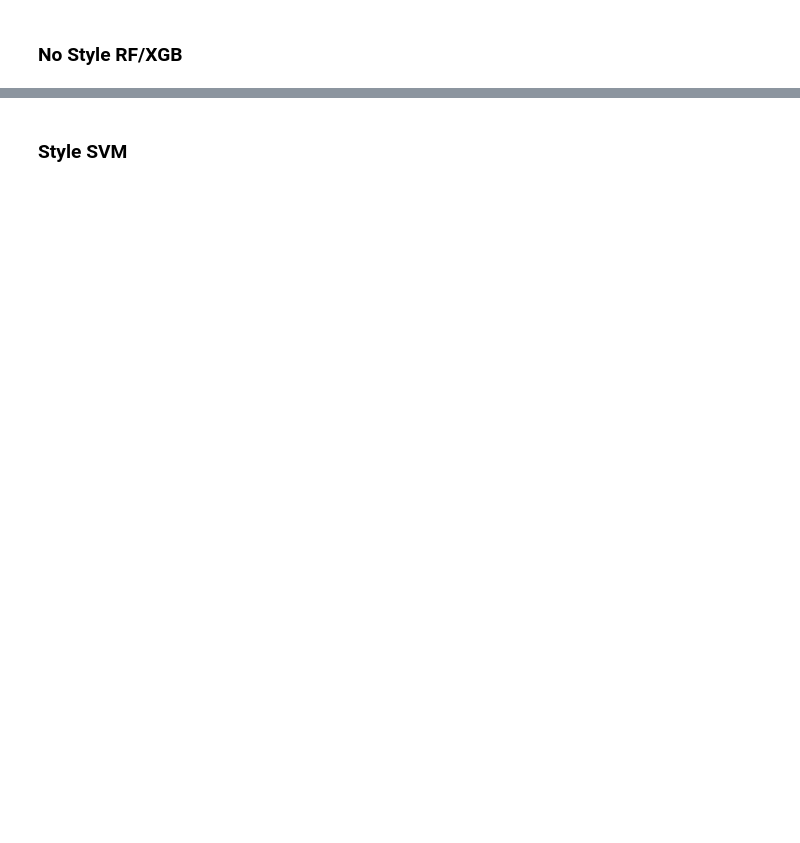
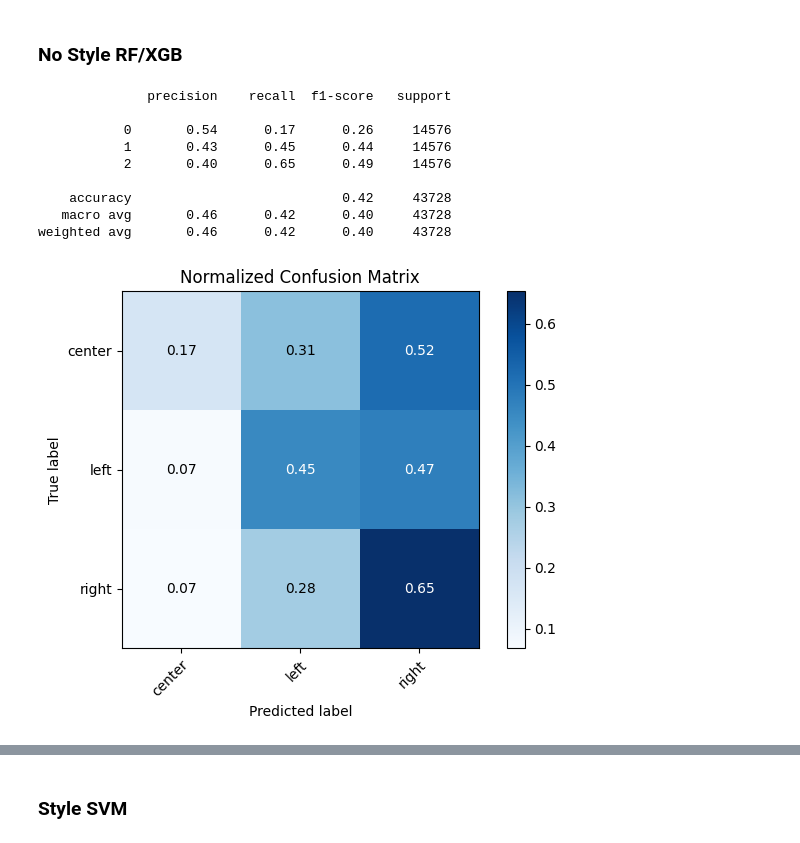
Before and after one commit to EKarasevnl/Language-and-AI, a Jupyter notebook: hyp_1_stylometry/stylometry.ipynb, the cells around one changed output, grey strips where cells are left out. Saved outputs shown, nothing was run; the diff lists cells and outputs as text; code cells hidden in the pictures; blank space fills up the shorter version.

Commit message:
Add nested CV

```diff
--- a/hyp_1_stylometry/stylometry.ipynb
+++ b/hyp_1_stylometry/stylometry.ipynb
@@ -236,4 +329,36 @@ def xgb_finetuning(data_type='bow'):
     return best_model
+# %%
+def nested_cv_rf(data_type):
+    all_preds = []
+    all_y_true = []
+    for fold in pipelines_data[data_type]:
+        X_train, y_train = fold['X_train'], fold['y_train']
+        X_test, y_test = fold['X_test'], fold['y_test']
+
+        best_model = rf_finetuning(X_train, y_train)
+        best_model.fit(X_train, y_train)
+        y_pred = best_model.predict(X_test)
+
+        all_preds.extend(y_pred)
+        all_y_true.extend(y_test)
+
+    eval_preds(all_preds, all_y_true)
+
+def nested_cv_xgb(data_type):
+    all_preds = []
+    all_y_true = []
+    for fold in pipelines_data[data_type]:
+        X_train, y_train = fold['X_train'], fold['y_train']
+        X_test, y_test = fold['X_test'], fold['y_test']
+
+        best_model = xgb_finetuning(X_train, y_train)
+        best_model.fit(X_train, y_train)
+        y_pred = best_model.predict(X_test)
+
+        all_preds.extend(y_pred)
+        all_y_true.extend(y_test)
+
+    eval_preds(all_preds, all_y_true)
 # %% [markdown]
 ## Training & evaluating
 # %% [markdown]
@@ -247,7 +386,17 @@ evaluate_clf(clf_base, pipelines_data[data_type]['X_test'], y_test, classes=le.c
 ### No Style RF/XGB
 # %%
 data_type = 'bow'
-bow_rf = rf_finetuning(data_type)
-evaluate_clf(bow_rf, pipelines_data[data_type]['X_test'], y_test, classes=le.classes_)
+nested_cv_rf(data_type)
+# %% [output]
+              precision    recall  f1-score   support
+
+           0       0.54      0.17      0.26     14576
+           1       0.43      0.45      0.44     14576
+           2       0.40      0.65      0.49     14576
+
+    accuracy                           0.42     43728
+   macro avg       0.46      0.42      0.40     43728
+weighted avg       0.46      0.42      0.40     43728
+[figure, added]
 # %%
 data_type = 'bow'
```
Also changed, not shown: parts of 16 cells of this notebook.
